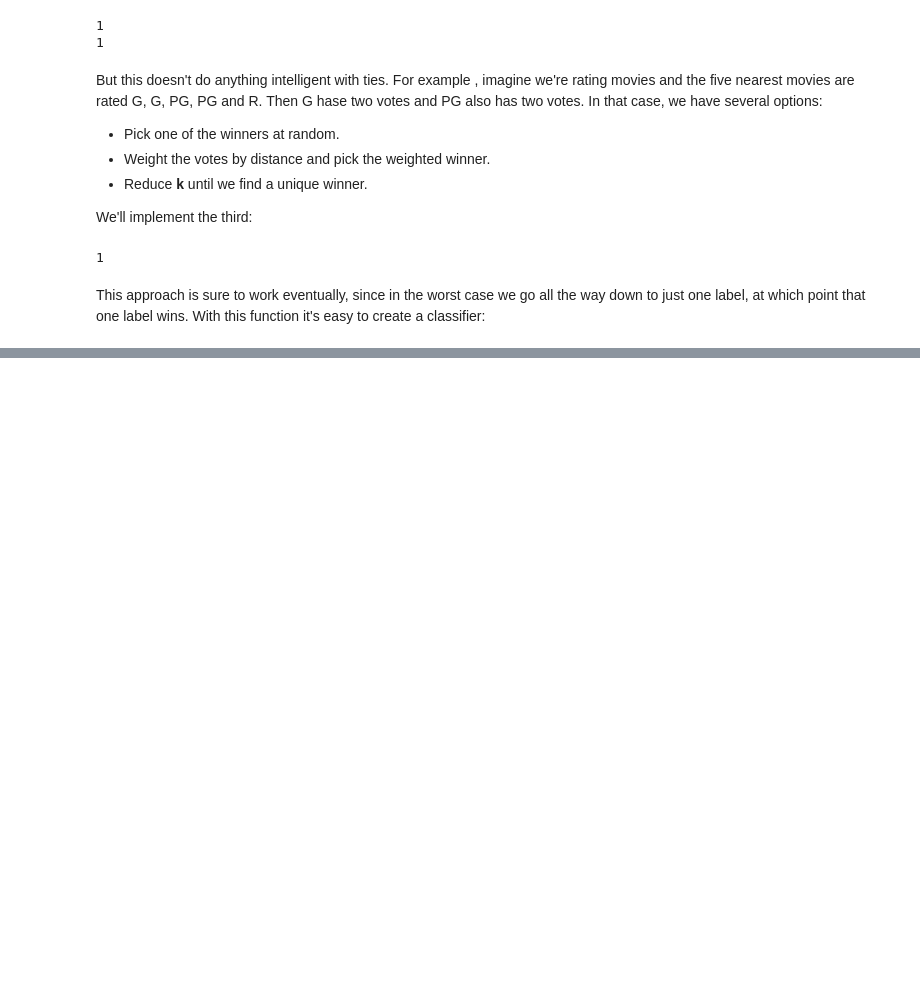
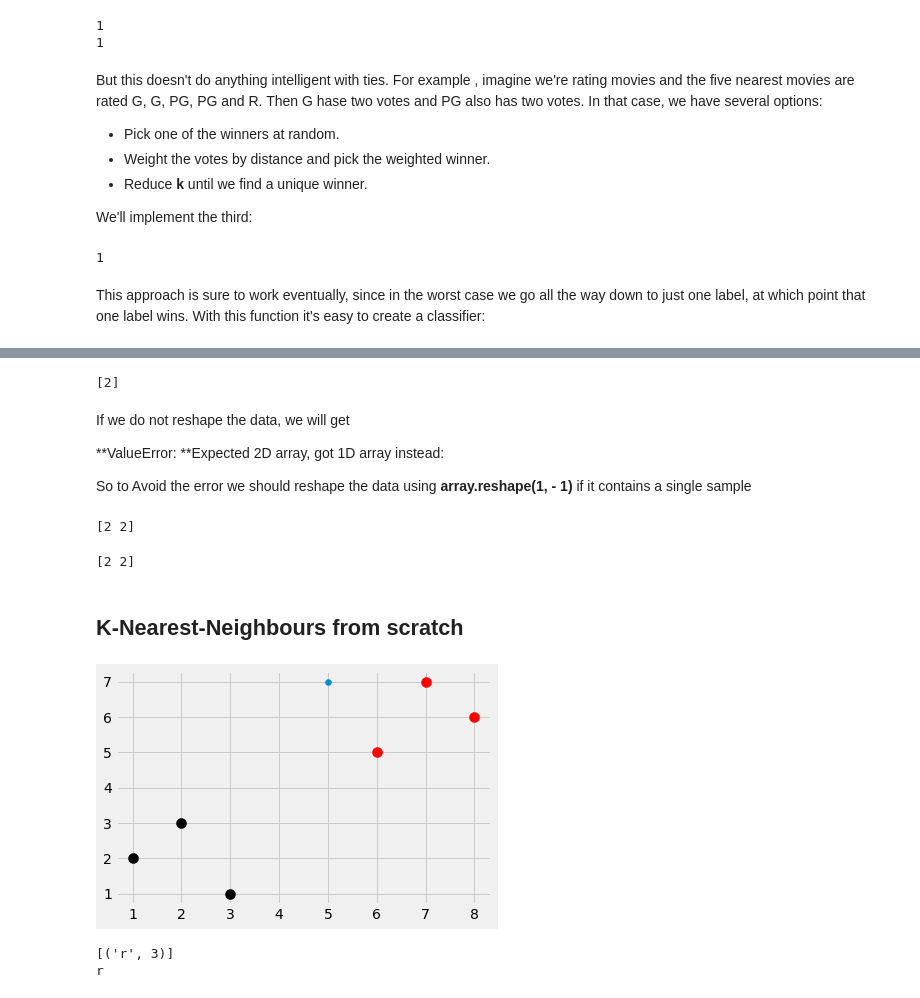
Before and after one commit to iwasbugged/machine_learning_from_scratch, a Jupyter notebook: k-nearest_neighbors.ipynb, the cells around one changed output, grey strips where cells are left out. Saved outputs shown, nothing was run; the diff lists cells and outputs as text; code cells hidden in the pictures; blank space fills up the shorter version.

Commit message:
k-nearest-neighbours commit

```diff
--- a/k-nearest_neighbors.ipynb
+++ b/k-nearest_neighbors.ipynb
@@ -103,0 +182,44 @@ def knn_classify(k , labeld_points, new_points):
+# %%
+example_measures = np.array([4,1,1,2,5,3,5,4,6])
+example_measures = example_measures.reshape(1 ,-1)
+
+predict = clf.predict(example_measures)
+print(predict)
+# %% [output]
+[2]
+# %% [markdown]
+If we do not reshape the data, we will get
+
+**ValueError: **Expected 2D array, got 1D array instead:
+
+So to Avoid the error we should reshape the data using **array.reshape(1, - 1)** if it contains a single sample
+# %%
+example_measures = np.array([[4,1,1,2,5,3,5,4,6],[5,1,3,2,5,3,5,8,6]])
+example_measures = example_measures.reshape(2 ,-1)
+
+predict = clf.predict(example_measures)
+print(predict)
+# %% [output]
+[2 2]
+# %%
+example_measures = np.array([[4,1,1,2,5,3,5,4,6],[5,1,3,2,5,3,5,8,6]])
+example_measures = example_measures.reshape(len(example_measures) ,-1)
+
+predict = clf.predict(example_measures)
+print(predict)
+# %% [output]
+[2 2]
+# %% [markdown]
+## K-Nearest-Neighbours from scratch
+# %%
+import matplotlib.pyplot  as plt
+dataset = {'k':[[1,2],[2,3],[3,1]] ,  'r': [[6,5],[7,7],[8,6]]}
+new_feature = [5,7]
+for i in dataset:
+    for ii in dataset[i]:
+        plt.scatter(ii[0] ,ii[1], s= 100, color= i )
+
+plt.scatter(new_feature[0], new_feature[1])
+plt.show()
+# %% [output]
+[figure, added]
@@ -103,0 +259,6 @@ def knn_classify(k , labeld_points, new_points):
+# %%
+result = k_nearest_neighbours (dataset , new_feature , k = 4)
+print(result)
+# %% [output]
+[('r', 3)]
+r
```
Also changed, not shown: parts of 8 cells of this notebook.
